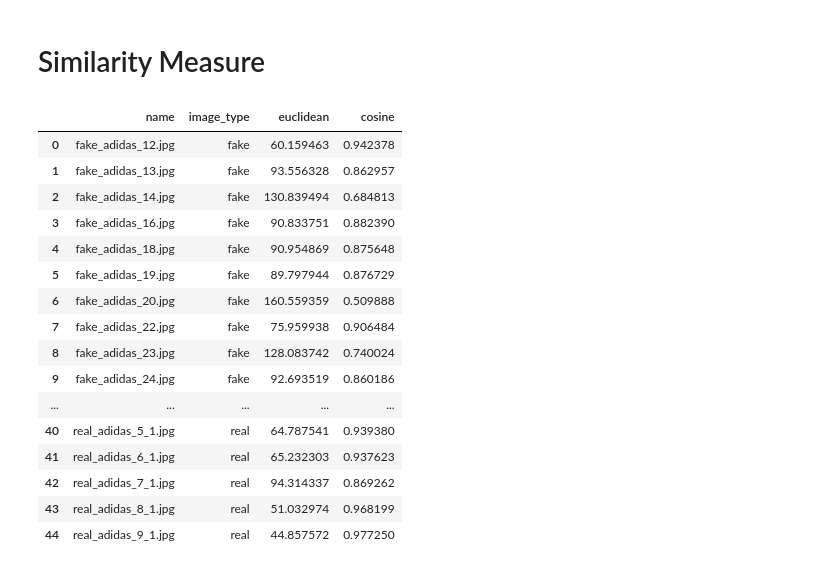
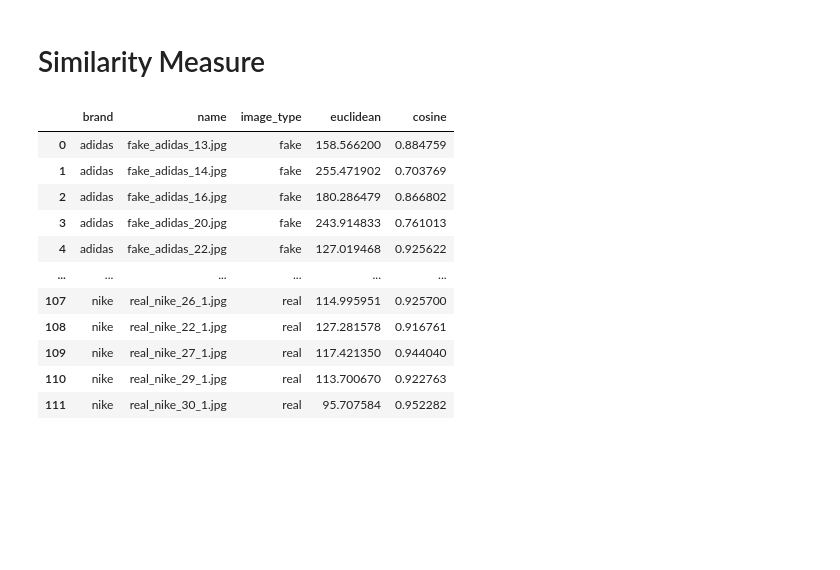
Before and after one commit to LEEINSEO-0118/Brand_Detective, a Jupyter notebook: Similarity_Measure/Similarity_Measure.ipynb, the cells around one changed output. Cells and saved outputs as stored; diff of their text form; code cells hidden in the pictures; blank space fills up the shorter version.

```diff
--- a/Similarity_Measure/Similarity_Measure.ipynb
+++ b/Similarity_Measure/Similarity_Measure.ipynb
@@ -146,58 +146,54 @@ def euclidean_dist(x0, x1):
 # %% [markdown]
 # Similarity Measure
 # %%
-cols = ['name', 'image_type', 'euclidean', 'cosine']
+cols = ['brand', 'name', 'image_type', 'euclidean', 'cosine']
 dicts = {col:[] for col in cols}
 
-for i, file_name in tqdm(enumerate((os.listdir(f'{data}/image_for_similarity/adidas')))):
-    # 이미지 경로 설정
-    path1 = f'{data}/LOGO/adidas_sports_logo.png'
-    path2 = f'{data}/image_for_similarity/adidas/{file_name}'
+brands = ['adidas', 'puma', 'nike']
+for brand in brands:
+    for i, file_name in tqdm(enumerate((os.listdir(f'{data}/image_for_similarity/{brand}')))):
+        # 이미지 경로 설정
+        path1 = f'{data}/LOGO/{brand}.png'
+        path2 = f'{data}/image_for_similarity/{brand}/{file_name}'
 
-    # 이미지 받아오기 및 RGB 변환
-    img1 = cv2.imread(path1, 1)
-    img2 = cv2.imread(path2, 1)
-    img1 = cv2.cvtColor(img1, cv2.COLOR_BGR2RGB)
-    img2 = cv2.cvtColor(img2, cv2.COLOR_BGR2RGB)
+        # 이미지 받아오기 및 RGB 변환
+        img1 = cv2.imread(path1, 1)
+        img2 = cv2.imread(path2, 1)
+        img1 = cv2.cvtColor(img1, cv2.COLOR_BGR2RGB)
+        img2 = cv2.cvtColor(img2, cv2.COLOR_BGR2RGB)
 
-    # 이미지 조정
-    img1, img2, aligned = align_images(img1, img2)
+        # 이미지 조정
+        img1, img2, aligned = align_images(img1, img2)
 
-    img1_vec = img1.ravel() / 255.
-    img2_vec = aligned.ravel() / 255.
+        img1_vec = img1.ravel() / 255.
+        img2_vec = aligned.ravel() / 255.
 
-    euclidean = euclidean_dist(img1_vec, img2_vec)
-    cosine = cosine_sim(img1_vec, img2_vec)
+        euclidean = euclidean_dist(img1_vec, img2_vec)
+        cosine = cosine_sim(img1_vec, img2_vec)
 
-    parts = file_name.split('_')
-    if 'fake' in parts:
-        label = 'fake'
-    elif 'real' in parts:
-        label = 'real'
-    else:
-        label = None
+        parts = file_name.split('_')
+        if 'fake' in parts:
+            label = 'fake'
+        elif 'real' in parts:
+            label = 'real'
+        else:
+            label = None
 
-    lists = [file_name, label, euclidean, cosine]
-    for i, col in enumerate(cols):
-        dicts[col].append(lists[i])
-
+        lists = [brand, file_name, label, euclidean, cosine]
+        for i, col in enumerate(cols):
+            dicts[col].append(lists[i])
 matches_df = pd.DataFrame(dicts, columns=cols)
 matches_df
 # %% [output]
-|  | name | image_type | euclidean | cosine |
-| 0 | fake_adidas_12.jpg | fake | 60.159463 | 0.942378 |
-| 1 | fake_adidas_13.jpg | fake | 93.556328 | 0.862957 |
-| 2 | fake_adidas_14.jpg | fake | 130.839494 | 0.684813 |
-| 3 | fake_adidas_16.jpg | fake | 90.833751 | 0.882390 |
-| 4 | fake_adidas_18.jpg | fake | 90.954869 | 0.875648 |
-| 5 | fake_adidas_19.jpg | fake | 89.797944 | 0.876729 |
-| 6 | fake_adidas_20.jpg | fake | 160.559359 | 0.509888 |
-| 7 | fake_adidas_22.jpg | fake | 75.959938 | 0.906484 |
-| 8 | fake_adidas_23.jpg | fake | 128.083742 | 0.740024 |
-| 9 | fake_adidas_24.jpg | fake | 92.693519 | 0.860186 |
-| ... | ... | ... | ... | ... |
-| 40 | real_adidas_5_1.jpg | real | 64.787541 | 0.939380 |
-| 41 | real_adidas_6_1.jpg | real | 65.232303 | 0.937623 |
-| 42 | real_adidas_7_1.jpg | real | 94.314337 | 0.869262 |
-| 43 | real_adidas_8_1.jpg | real | 51.032974 | 0.968199 |
-| 44 | real_adidas_9_1.jpg | real | 44.857572 | 0.977250 |
+|  | brand | name | image_type | euclidean | cosine |
+| 0 | adidas | fake_adidas_13.jpg | fake | 158.566200 | 0.884759 |
+| 1 | adidas | fake_adidas_14.jpg | fake | 255.471902 | 0.703769 |
+| 2 | adidas | fake_adidas_16.jpg | fake | 180.286479 | 0.866802 |
+| 3 | adidas | fake_adidas_20.jpg | fake | 243.914833 | 0.761013 |
+| 4 | adidas | fake_adidas_22.jpg | fake | 127.019468 | 0.925622 |
+| ... | ... | ... | ... | ... | ... |
+| 107 | nike | real_nike_26_1.jpg | real | 114.995951 | 0.925700 |
+| 108 | nike | real_nike_22_1.jpg | real | 127.281578 | 0.916761 |
+| 109 | nike | real_nike_27_1.jpg | real | 117.421350 | 0.944040 |
+| 110 | nike | real_nike_29_1.jpg | real | 113.700670 | 0.922763 |
+| 111 | nike | real_nike_30_1.jpg | real | 95.707584 | 0.952282 |
```
Also changed, not shown: parts of 9 cells of this notebook.
